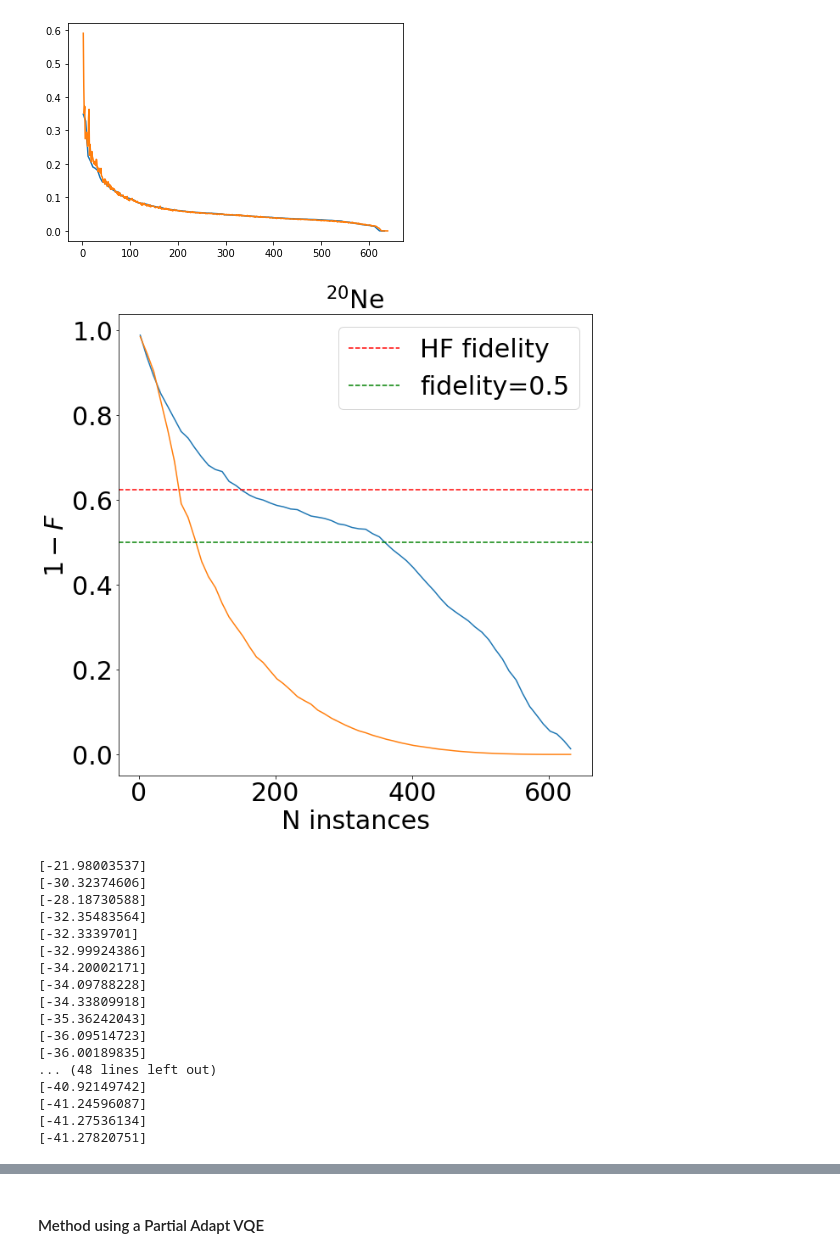
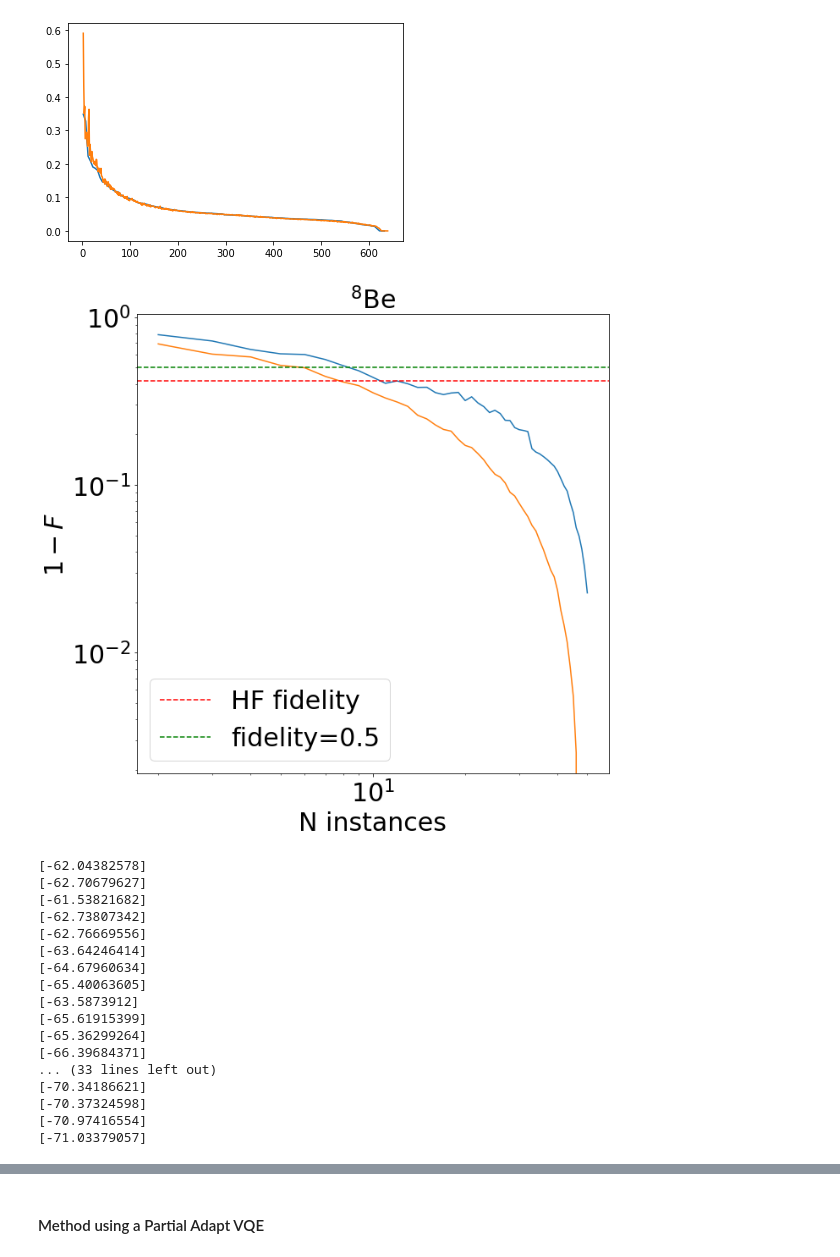
Before and after one commit to emacosta95/QuantumMachineLearningFermions, a Jupyter notebook: HartreeFock.ipynb, the cells around one changed output, grey strips where cells are left out. Saved outputs shown, nothing was run; the diff lists cells and outputs as text; code cells hidden in the pictures.

```diff
--- a/HartreeFock.ipynb
+++ b/HartreeFock.ipynb
@@ -19,7 +19,7 @@ import torch
 import torch.nn as nn
 import torch.optim as optim
 
-file_name='data/usdb.nat'
+file_name='data/cki'
 
 
 SPS=SingleParticleState(file_name=file_name)
@@ -28,13 +28,13 @@ twobody_matrix,energies=get_twobody_nuclearshell_model(file_name=file_name)
 # %% [output]
 Computing the matrix, pls wait... (u_u)
 # %%
-nparticles_a=2
-nparticles_b=2
+nparticles_a=4
+nparticles_b=4
 
 size_a=SPS.energies.shape[0]//2
 size_b=SPS.energies.shape[0]//2
 
-title=r'$^{20}$Ne'
+title=r'$^{8}$Be'
 # %%
 
 # Compute the J^2 value
@@ -71,6 +72,6 @@ dimension= 640
 Hartree-Fock method
 # %%
 #model=HFEnergyFunctional(h_vec=torch.tensor(SPS.energies),V_dict=twobody_matrix,num_particles=nparticles_a+nparticles_b)
-model=HFEnergyFunctionalNuclear(h_vec=torch.tensor(SPS.energies,dtype=torch.double),V_dict=twobody_matrix,num_neutrons=nparticles_a,num_protons=nparticles_b,neutron_indices=0,proton_indices=12)
+model=HFEnergyFunctionalNuclear(h_vec=torch.tensor(SPS.energies,dtype=torch.double),V_dict=twobody_matrix,num_neutrons=nparticles_a,num_protons=nparticles_b,neutron_indices=0,proton_indices=6)
 # %%
 
@@ -178,7 +179,7 @@ n_instances=9000
 # %%
 prob_exact=np.conjugate(psi0[:,0])*psi0[:,0]
 nbatch=50
-ns_instances=np.arange(2,NSMHamiltonian.hamiltonian.shape[0],10)
+ns_instances=np.arange(2,NSMHamiltonian.hamiltonian.shape[0],1)
 errors_sdg_gs=[]
 energies_sdg_gs=[]
 fidelities_exact=[]
@@ -358,18 +359,19 @@ plt.show()
 # %%
 plt.figure(figsize=(10,10))
 plt.plot(ns_instances,fidelities)
 plt.plot(ns_instances,fidelities_exact)
 
 plt.axhline(y=1-psi0[:,0].conjugate().dot(psi_hf)*np.conjugate(psi0[:,0].conjugate().dot(psi_hf)),label='HF fidelity',color='red',linestyle='--')
 plt.axhline(y=0.5,label='fidelity=0.5',color='green',linestyle='--')
 plt.tick_params(labelsize=30)
 plt.xlabel('N instances',fontsize=30)
 plt.ylabel(r'$1-F$',fontsize=30)
 plt.title(title,fontsize=30)
 plt.legend(fontsize=30)
+plt.loglog()
 plt.show()
 # %% [output]
-[figure, old version]
+[figure, new version]
 # %%
 prob_hf=np.conjugate(psi_hf[:])*psi_hf[:]
 
@@ -420,23 +422,23 @@ for n_instances in ns_instances:
         deviations_mixed.append(std_energy)
         print(effective_egs)
 # %% [output]
-[-21.98003537]
-[-30.32374606]
-[-28.18730588]
-[-32.35483564]
-[-32.3339701]
-[-32.99924386]
-[-34.20002171]
-[-34.09788228]
-[-34.33809918]
-[-35.36242043]
-[-36.09514723]
-[-36.00189835]
-... (48 lines left out)
-[-40.92149742]
-[-41.24596087]
-[-41.27536134]
-[-41.27820751]
+[-62.04382578]
+[-62.70679627]
+[-61.53821682]
+[-62.73807342]
+[-62.76669556]
+[-63.64246414]
+[-64.67960634]
+[-65.40063605]
+[-63.5873912]
+[-65.61915399]
+[-65.36299264]
+[-66.39684371]
+... (33 lines left out)
+[-70.34186621]
+[-70.37324598]
+[-70.97416554]
+[-71.03379057]
 # %%
 plt.figure(figsize=(10,10))
 plt.plot(ns_instances,fidelities)
```
Also changed, not shown: parts of 14 cells of this notebook, 1 other file.
